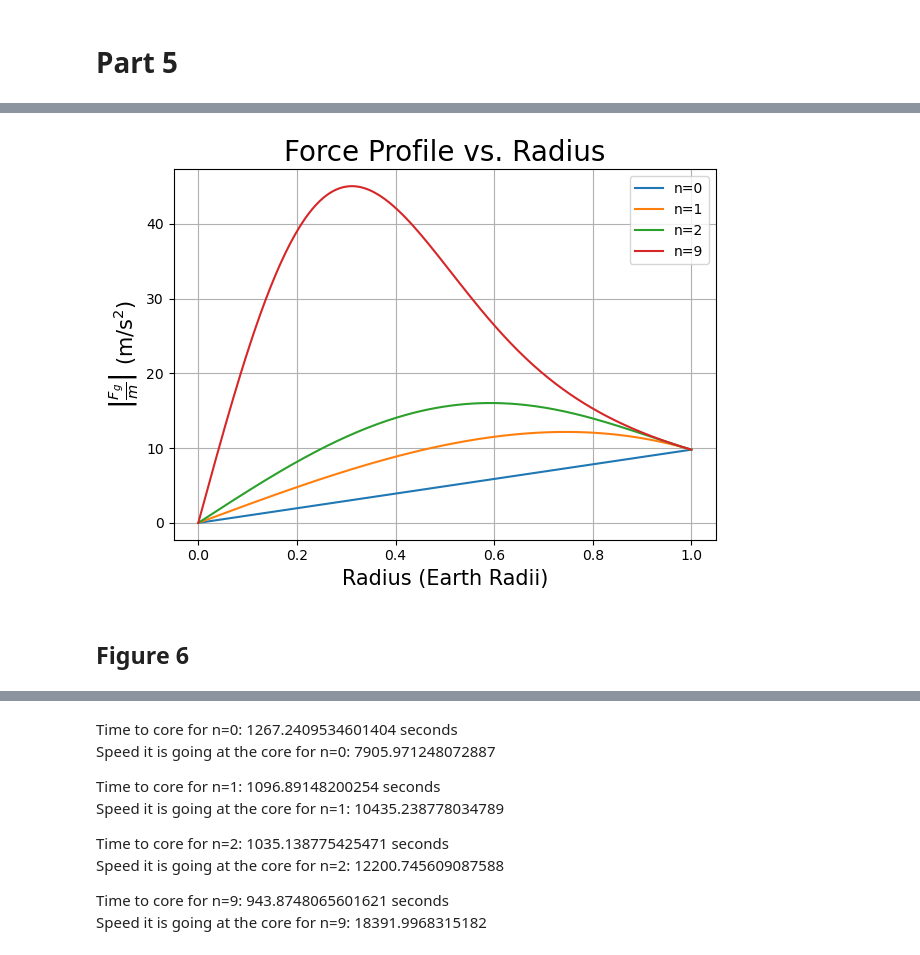
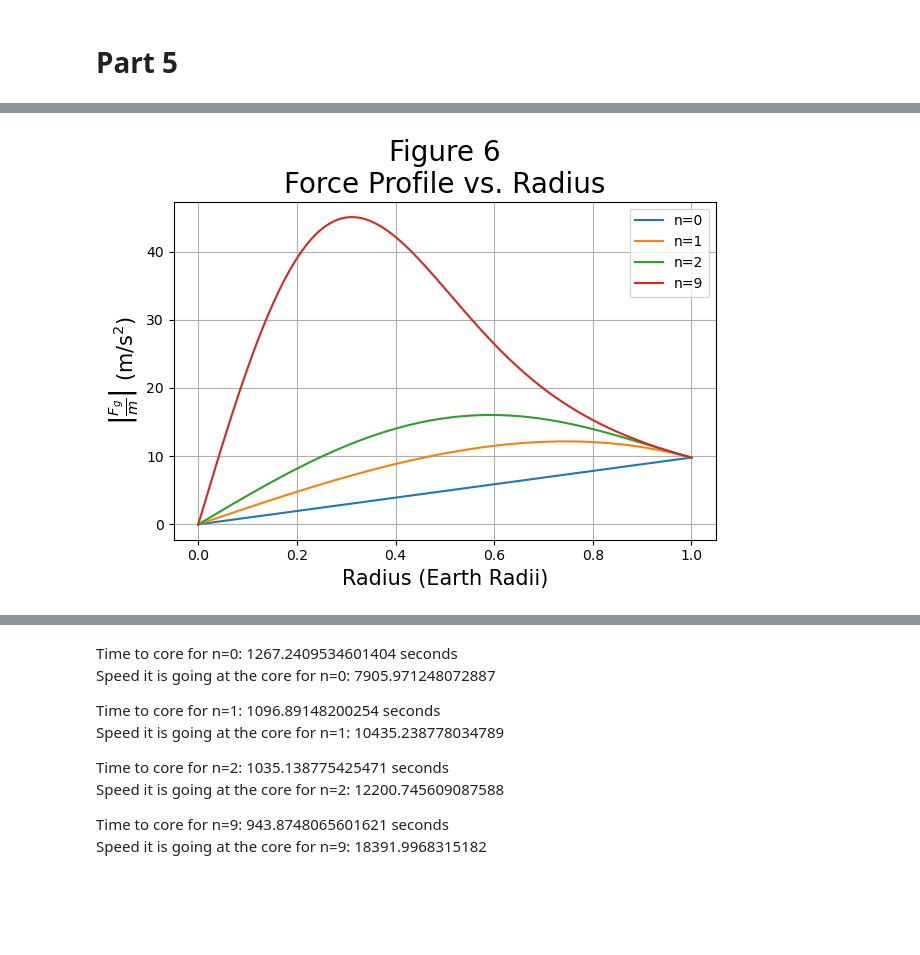
Before and after one commit to MatthewPrem/PHYS265-spring25, a Jupyter notebook: Lab2/Lab 2.ipynb, the cells around one changed output, grey strips where cells are left out. Drawn from its saved outputs; the diff is of its cells as text; code cells hidden in the pictures; blank space fills up the shorter version.

```diff
--- a/Lab2/Lab 2.ipynb
+++ b/Lab2/Lab 2.ipynb
@@ -374,22 +369,20 @@ fig.tight_layout()
 # %%
 fig, ax = plt.subplots(1,1)
 for n in ns:
     Mass = M(Re, 1, n)
     rho0=Me/Mass #normaize the density distributions so that each planet has the same total mass: the mass of the Earth.
     aS = np.zeros_like(rs)
     for i in range(len(rs)):
         aS[i] = G*M(rs[i],rho0,n)/rs[i]**2
     ax.plot(rs/Re, aS, label=f"n={n}")
 ax.legend()
-ax.set_title("Force Profile vs. Radius", fontsize=20)
+ax.set_title("Figure 6\nForce Profile vs. Radius", fontsize=20)
 ax.set_xlabel("Radius (Earth Radii)", fontsize=15)
 ax.set_ylabel("$\\left|\\frac{F_g}{m}\\right|$ (m/s$^2$)", fontsize=15)
 ax.grid()
 fig.tight_layout()
 # %% [output]
-[figure, old version]
+[figure, new version]
-# %% [markdown]
-## Figure 6
 # %%
 def der(t, s, Rho0, N):
     '''
```
Also changed, not shown: parts of 12 cells of this notebook, 7 other files.
